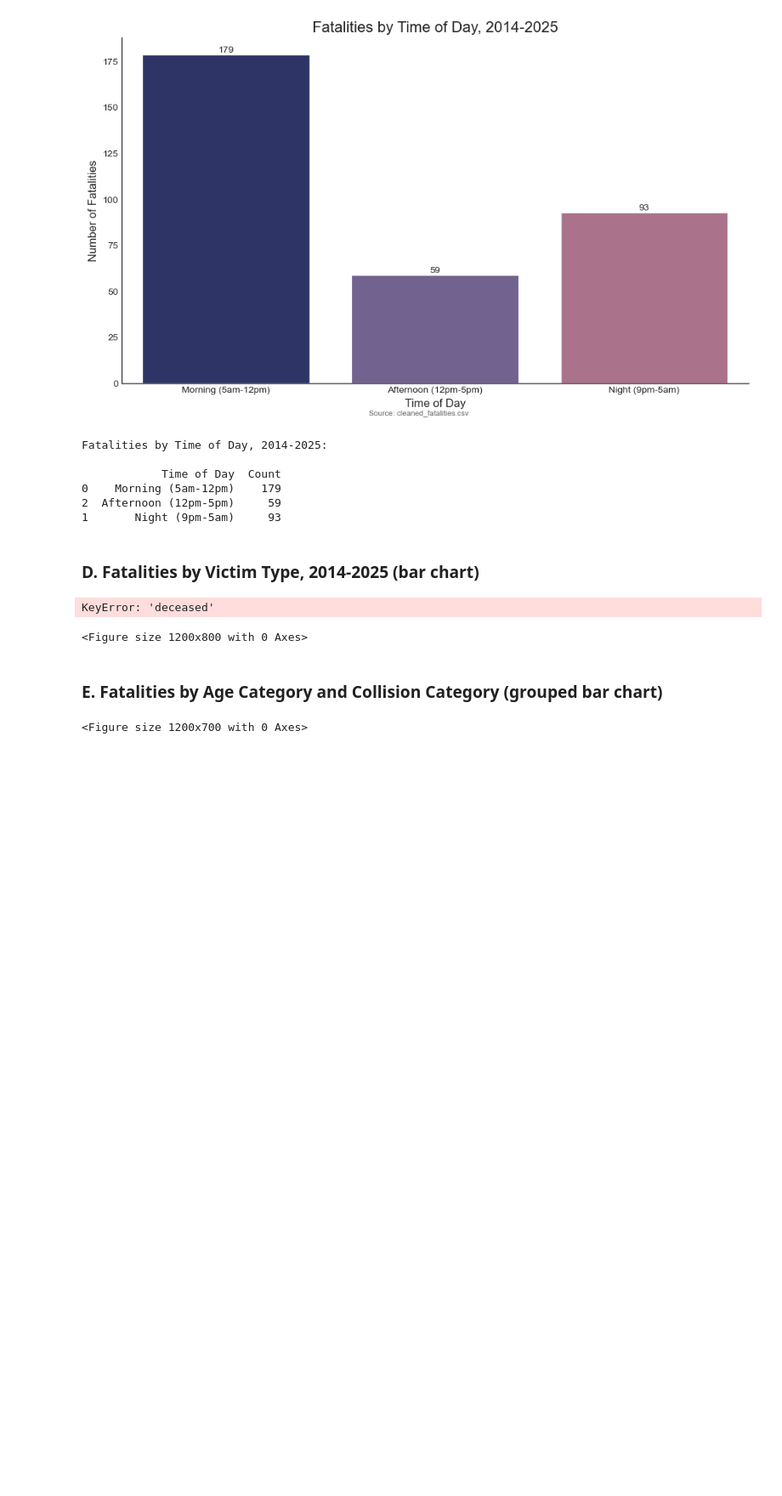
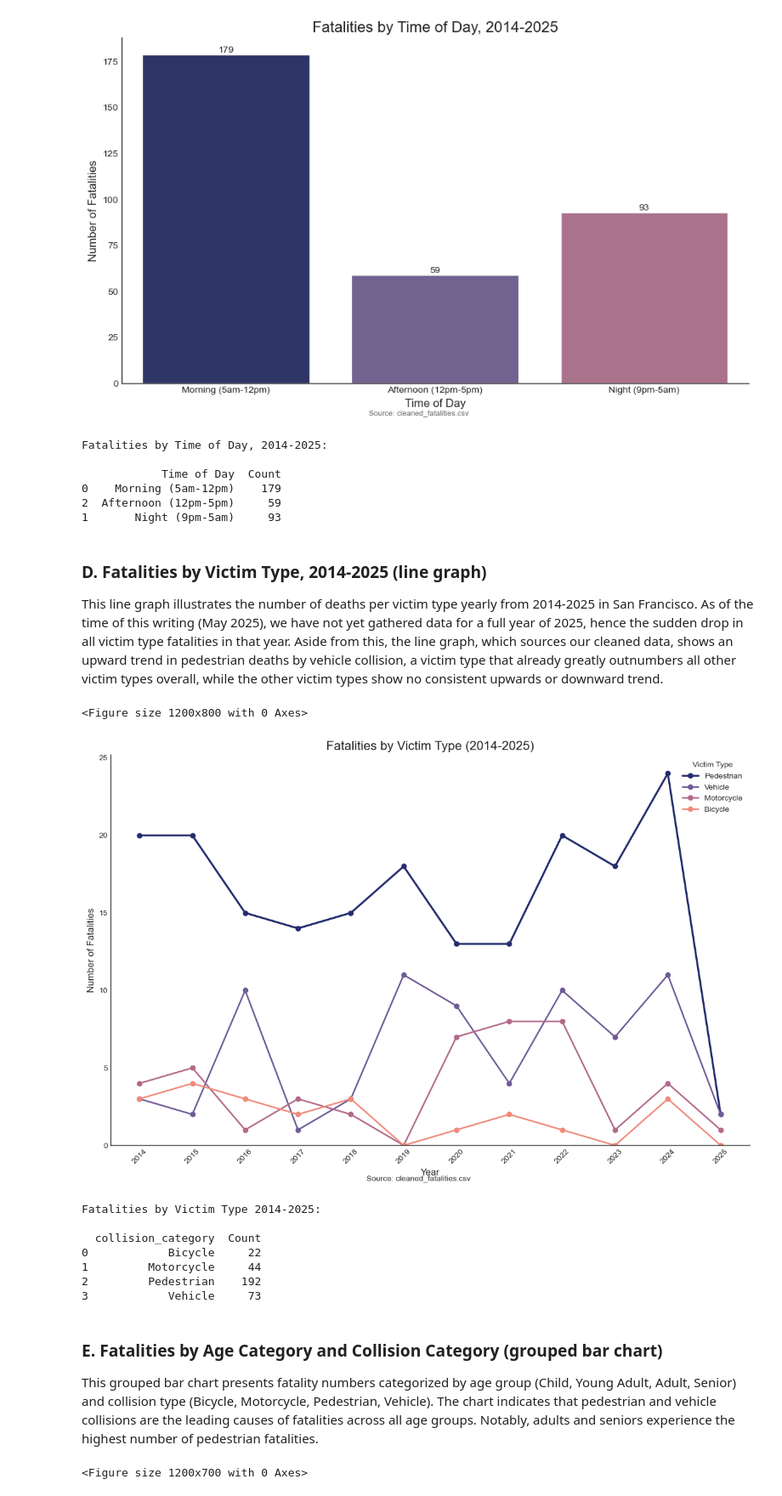
Before and after one commit to lingasc/sf-crash-fatalities, a Jupyter notebook: code/02-data-viz-fatalities.ipynb, the cells around one changed output. Shown at 85% size. Drawn from its saved outputs; the diff is of its cells as text; code cells hidden in the pictures; blank space fills up the shorter version.

```diff
--- a/code/02-data-viz-fatalities.ipynb
+++ b/code/02-data-viz-fatalities.ipynb
@@ -255,48 +278,76 @@ Fatalities by Time of Day, 2014-2025:
 2  Afternoon (12pm-5pm)     59
 1       Night (9pm-5am)     93
 # %% [markdown]
-### D. Fatalities by Victim Type, 2014-2025 (bar chart)
+### D. Fatalities by Victim Type, 2014-2025 (line graph)
+This line graph illustrates the number of deaths per victim type yearly from 2014-2025 in San Francisco. As of the time of this writing (May 2025), we have not yet gathered data for a full year of 2025, hence the sudden drop in all victim type fatalities in that year. Aside from this, the line graph, which sources our cleaned data, shows an upward trend in pedestrian deaths by vehicle collision, a victim type that already greatly outnumbers all other victim types overall, while the other victim types show no consistent upwards or downward trend.
 # %%
 # D. Fatalities by Victim Type
 # Create the plot
 plt.figure(figsize=(12, 8))
-victim_types = df.groupby('deceased').size().reset_index(name = 'Count')
-yearly_counts = df.groupby('collision_year_clean').size().reset_index(name = 'Count')
 
-# Plot each victim type
-for i, victim in enumerate(victim_types):
-    plt.plot(yearly_counts['collision_year_clean'], yearly_counts[victim],
+# Get unique victim types (collision categories)
+victim_types = df['collision_category'].unique()
+
+# Get years for x-axis
+years = sorted(df['collision_year_clean'].unique())
+
+# Create a figure
+plt.figure(figsize=(12, 8))
+
+# Plot each victim type over time
+for i, victim_type in enumerate(victim_types):
+    # Filter data for this victim type
+    victim_data = df[df['collision_category'] == victim_type]
+
+    # Count by year
+    yearly_counts = victim_data.groupby('collision_year_clean').size()
+
+    # Create a complete series with all years (fill missing years with 0)
+    yearly_series = pd.Series(0, index=years)
+    yearly_series.update(yearly_counts)
+
+    # Plot this victim type
+    plt.plot(years, yearly_series.values,
              marker='o',
-             linewidth=2.5 if victim == 'Pedestrian' else 2,
+             linewidth=2.5 if victim_type == 'Pedestrian' else 2,
              color=sunset_melody[i % len(sunset_melody)],
-             label=victim)
+             label=victim_type)
 
 # Customize the plot
 plt.title('Fatalities by Victim Type (2014-2025)', fontsize=16)
 plt.xlabel('Year', fontsize=12)
 plt.ylabel('Number of Fatalities', fontsize=12)
-plt.xticks(yearly_counts['year'], rotation=45)
+plt.xticks(years, rotation=45)
 plt.ylim(bottom=0)
 plt.legend(title='Victim Type', loc='upper right')
 
 # Add source information
 plt.figtext(0.5, 0.01, 'Source: cleaned_fatalities.csv', ha='center', fontsize=10)
 
 # Remove top and right spines
 sns.despine()
 
 plt.tight_layout()
 plt.show()
 
-# Print the table
+# Print a summary table
 print('\nFatalities by Victim Type 2014-2025:\n')
-print(victim_types)
+victim_summary = df.groupby('collision_category').size().reset_index(name='Count')
+print(victim_summary)
 print('\n')
 # %% [output]
-KeyError: 'deceased'
+<Figure size 1200x800 with 0 Axes>
+[figure, added]
-<Figure size 1200x800 with 0 Axes>
+Fatalities by Victim Type 2014-2025:
+
+  collision_category  Count
+0            Bicycle     22
+1         Motorcycle     44
+2         Pedestrian    192
+3            Vehicle     73
 # %% [markdown]
 ### E. Fatalities by Age Category and Collision Category (grouped bar chart)
+This grouped bar chart presents fatality numbers categorized by age group (Child, Young Adult, Adult, Senior) and collision type (Bicycle, Motorcycle, Pedestrian, Vehicle). The chart indicates that pedestrian and vehicle collisions are the leading causes of fatalities across all age groups. Notably, adults and seniors experience the highest number of pedestrian fatalities.
 # %%
 # E. Fatalities by age category and collision category (grouped bar chart)
 plt.figure(figsize = (12, 7))
```
Also changed, not shown: parts of 11 cells of this notebook, 3 other files.
